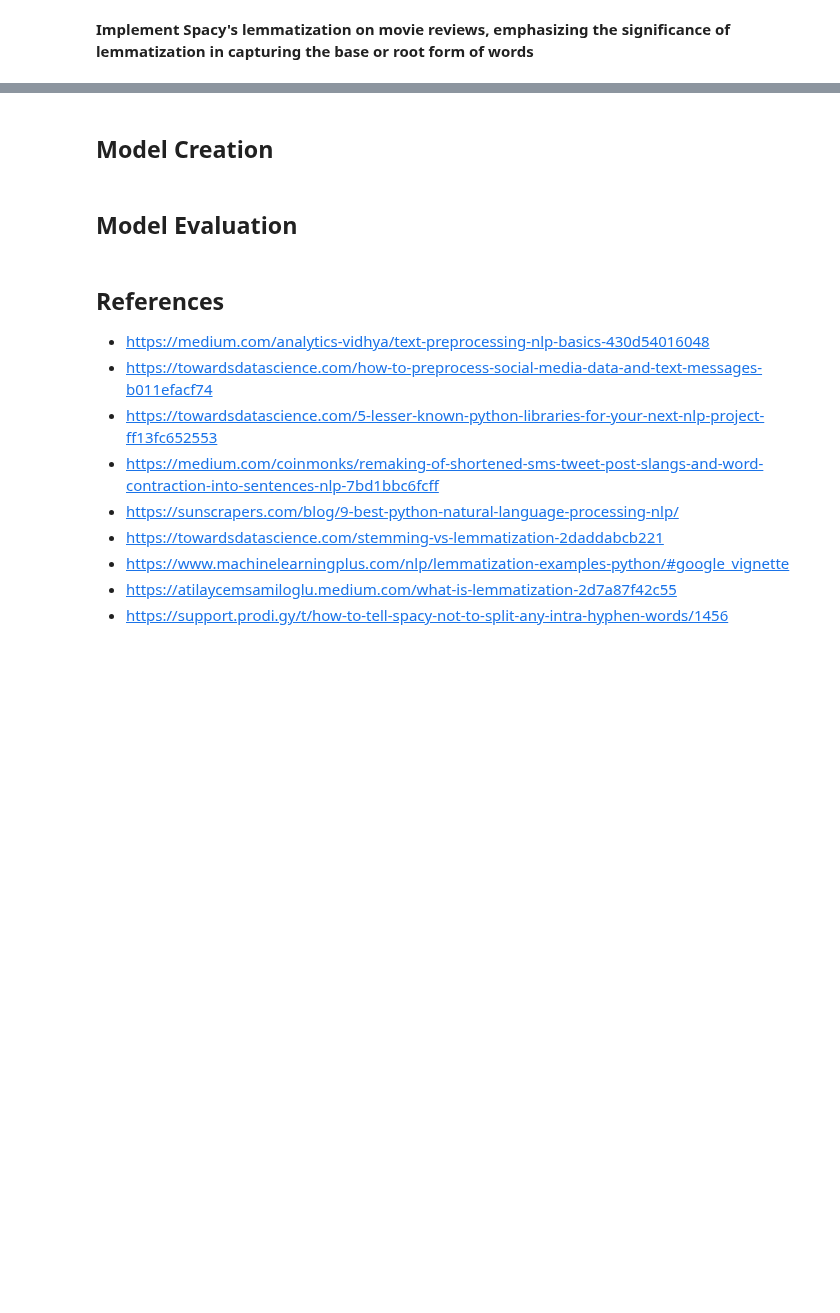
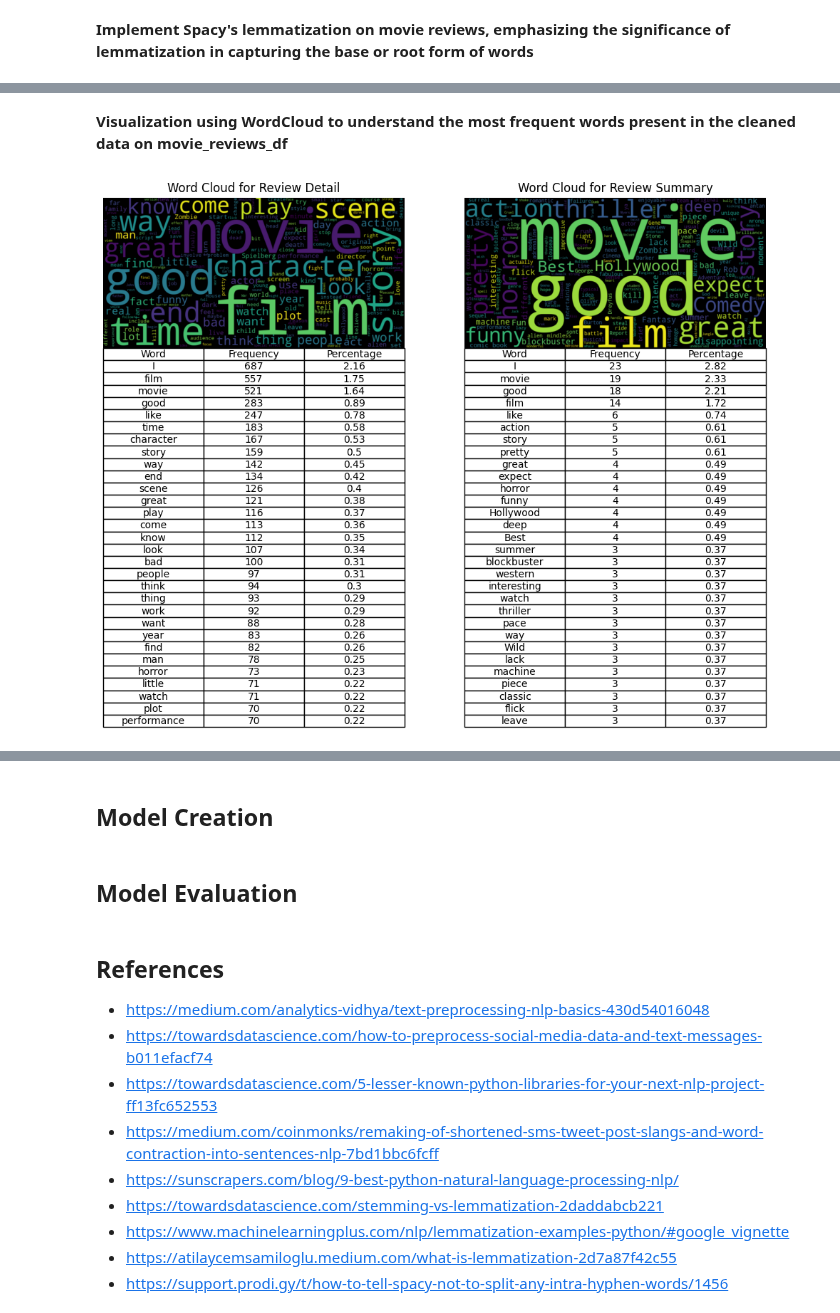
Before and after one commit to abccastro/Movie-Sentiment-Analysis, a Jupyter notebook: Movie Sentiment Analysis.ipynb, the cells around one changed output, grey strips where cells are left out. Drawn from its saved outputs; the diff is of its cells as text; code cells hidden in the pictures; blank space fills up the shorter version.

```diff
--- a/Movie Sentiment Analysis.ipynb
+++ b/Movie Sentiment Analysis.ipynb
@@ -616,0 +607,57 @@ plt.show()
+# %% [markdown]
+__Visualization using WordCloud to understand the most frequent words present in the cleaned data on movie_reviews_df__
+# %%
+from wordcloud import WordCloud
+import matplotlib.pyplot as plt
+from collections import Counter
+
+# Generate word clouds for review details and summary
+wordcloud_detail = WordCloud(width=800, height=400).generate(' '.join(movie_reviews_df['cleaned_review_detail']))
+wordcloud_summary = WordCloud(width=800, height=400).generate(' '.join(movie_reviews_df['cleaned_review_summary']))
+
+# Plot word clouds
+plt.figure(figsize=(12, 4))
+
+# Subplot for word cloud of review detail
+plt.subplot(1, 2, 1)
+plt.imshow(wordcloud_detail, interpolation='bilinear')
+plt.title('Word Cloud for Review Detail')
+plt.axis('off')  # Turning off the axis for it doesn't add value to the visualization we are aiming to show
+
+# Subplot for word cloud of review summary
+plt.subplot(1, 2, 2)
+plt.imshow(wordcloud_summary, interpolation='bilinear')
+plt.title('Word Cloud for Review Summary')
+plt.axis('off')  # Turning off the axis for it doesn't add value to the visualization we are aiming to show
+
+# Calculate word frequencies for review detail
+words_detail = ' '.join(movie_reviews_df['cleaned_review_detail']).split()
+word_freq_detail = Counter(words_detail)
+total_words_detail = len(words_detail)
+top_30_detail = [(word, freq, round(freq / total_words_detail * 100, 2)) for word, freq in word_freq_detail.most_common(30)]
+
+# Calculate word frequencies for review summary
+words_summary = ' '.join(movie_reviews_df['cleaned_review_summary']).split()
+word_freq_summary = Counter(words_summary)
+total_words_summary = len(words_summary)
+top_30_summary = [(word, freq, round(freq / total_words_summary * 100, 2)) for word, freq in word_freq_summary.most_common(30)]
+
+# Add tables for top 30 words with frequency and percentage below each subplot
+plt.subplot(1, 2, 1)
+table_data_detail = [['Word', 'Frequency', 'Percentage']] + top_30_detail
+table = plt.table(cellText=table_data_detail, loc='bottom', cellLoc='center')
+table.auto_set_font_size(False)
+table.set_fontsize(10)
+table.scale(1, 1.5)
+
+plt.subplot(1, 2, 2)
+table_data_summary = [['Word', 'Frequency', 'Percentage']] + top_30_summary
+table = plt.table(cellText=table_data_summary, loc='bottom', cellLoc='center')
+table.auto_set_font_size(False)
+table.set_fontsize(10)
+table.scale(1, 1.5)
+
+plt.tight_layout()
+plt.show()
+# %% [output]
+[figure, added]
```
Also changed, not shown: parts of 23 cells of this notebook.
